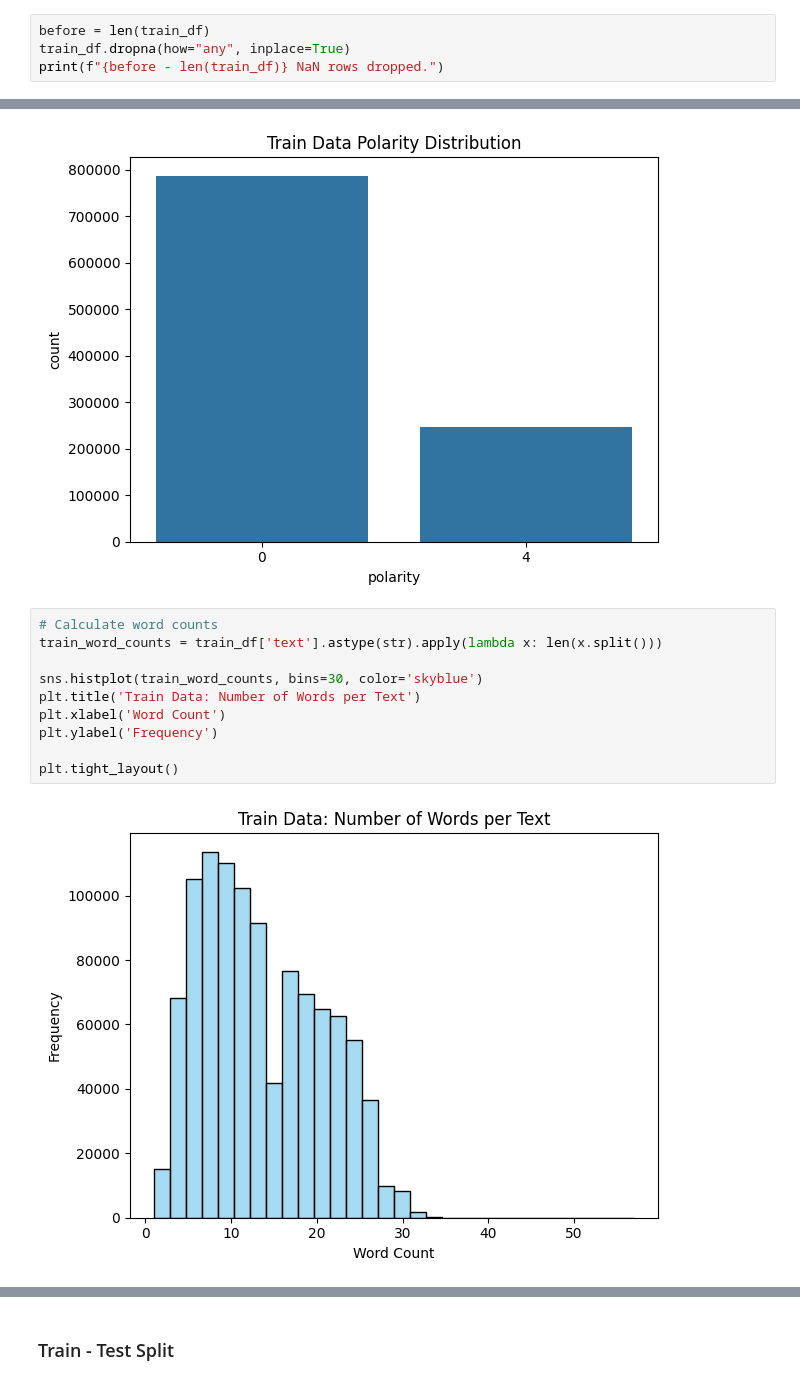
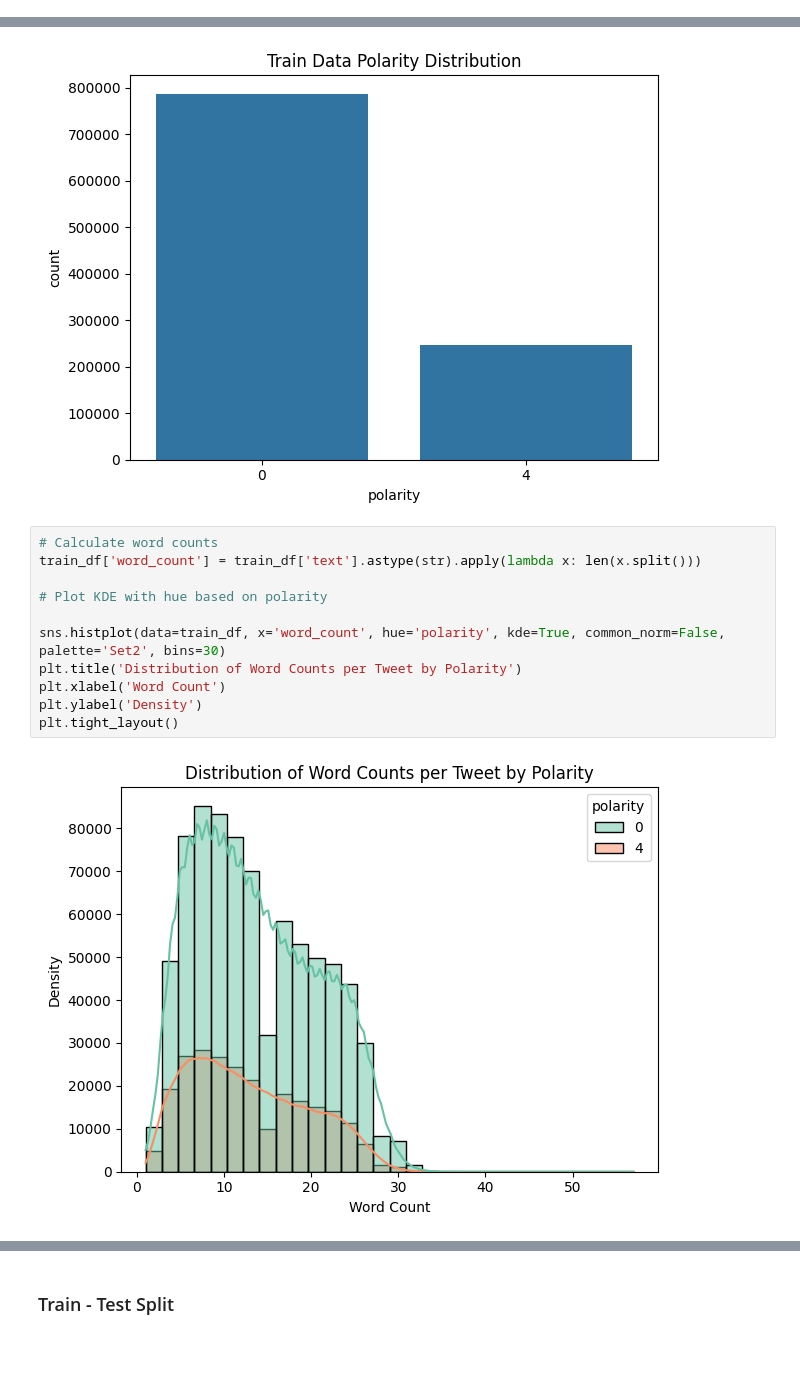
Before and after one commit to aquilina-barhouche/GenAI-Pinnacle-Program, a Jupyter notebook: 06_NLP_using_PyTorch/Assignments/Assignment 1/Notebooks/Assignment_01_Final.ipynb, the cells around one changed output, grey strips where cells are left out. Cells and saved outputs as stored; diff of their text form; blank space fills up the shorter version.

```diff
--- a/06_NLP_using_PyTorch/Assignments/Assignment 1/Notebooks/Assignment_01_Final.ipynb
+++ b/06_NLP_using_PyTorch/Assignments/Assignment 1/Notebooks/Assignment_01_Final.ipynb
@@ -136,7 +145,3 @@ train Nans
 text        0
 polarity    0
 dtype: int64
-# %%
-before = len(train_df)
-train_df.dropna(how="any", inplace=True)
-print(f"{before - len(train_df)} NaN rows dropped.")
@@ -182,13 +205,14 @@ plt.tight_layout()
 [figure]
 # %%
 # Calculate word counts
-train_word_counts = train_df['text'].astype(str).apply(lambda x: len(x.split()))
+train_df['word_count'] = train_df['text'].astype(str).apply(lambda x: len(x.split()))
 
-sns.histplot(train_word_counts, bins=30, color='skyblue')
-plt.title('Train Data: Number of Words per Text')
+# Plot KDE with hue based on polarity
+
+sns.histplot(data=train_df, x='word_count', hue='polarity', kde=True, common_norm=False, palette='Set2', bins=30)
+plt.title('Distribution of Word Counts per Tweet by Polarity')
 plt.xlabel('Word Count')
-plt.ylabel('Frequency')
-
+plt.ylabel('Density')
 plt.tight_layout()
 # %% [output]
-[figure, old version]
+[figure, new version]
```
Also changed, not shown: parts of 50 cells of this notebook.
